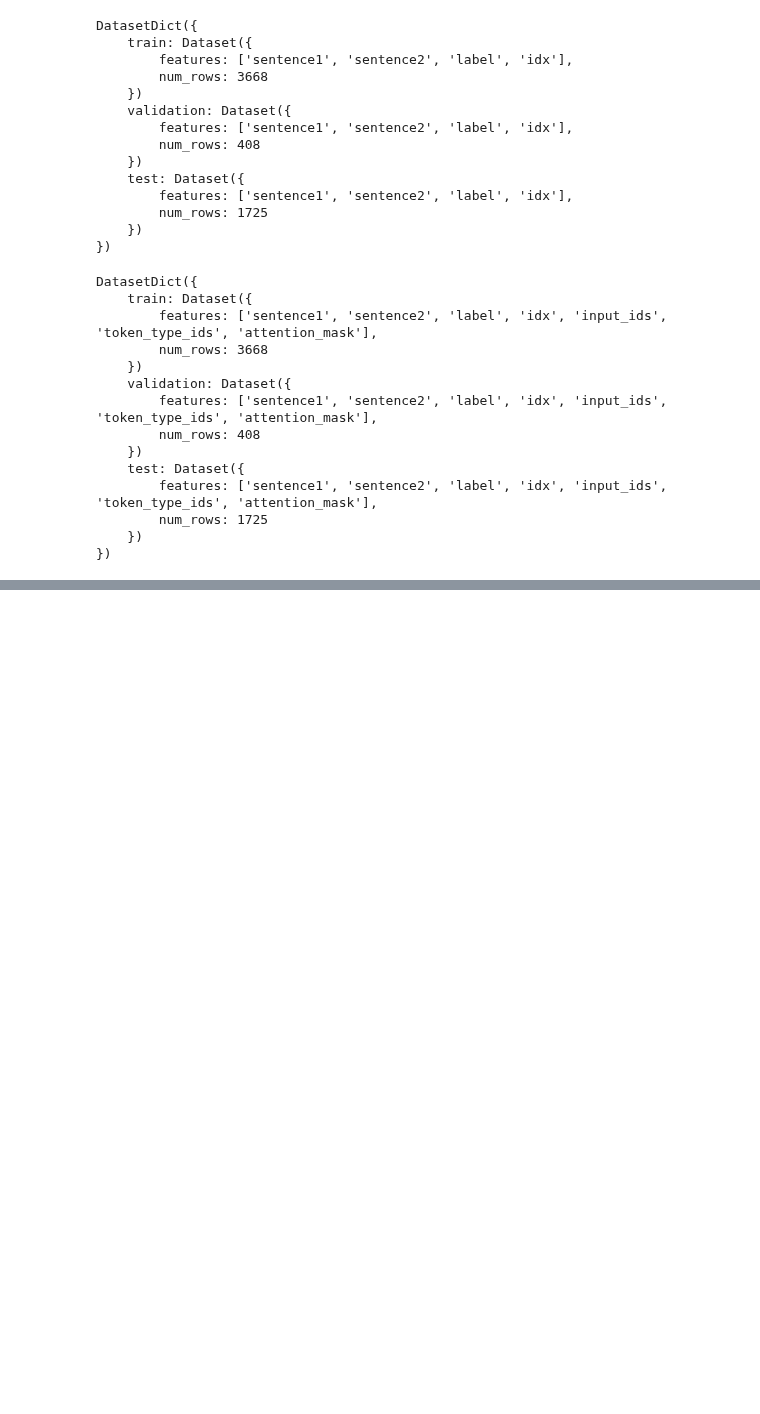
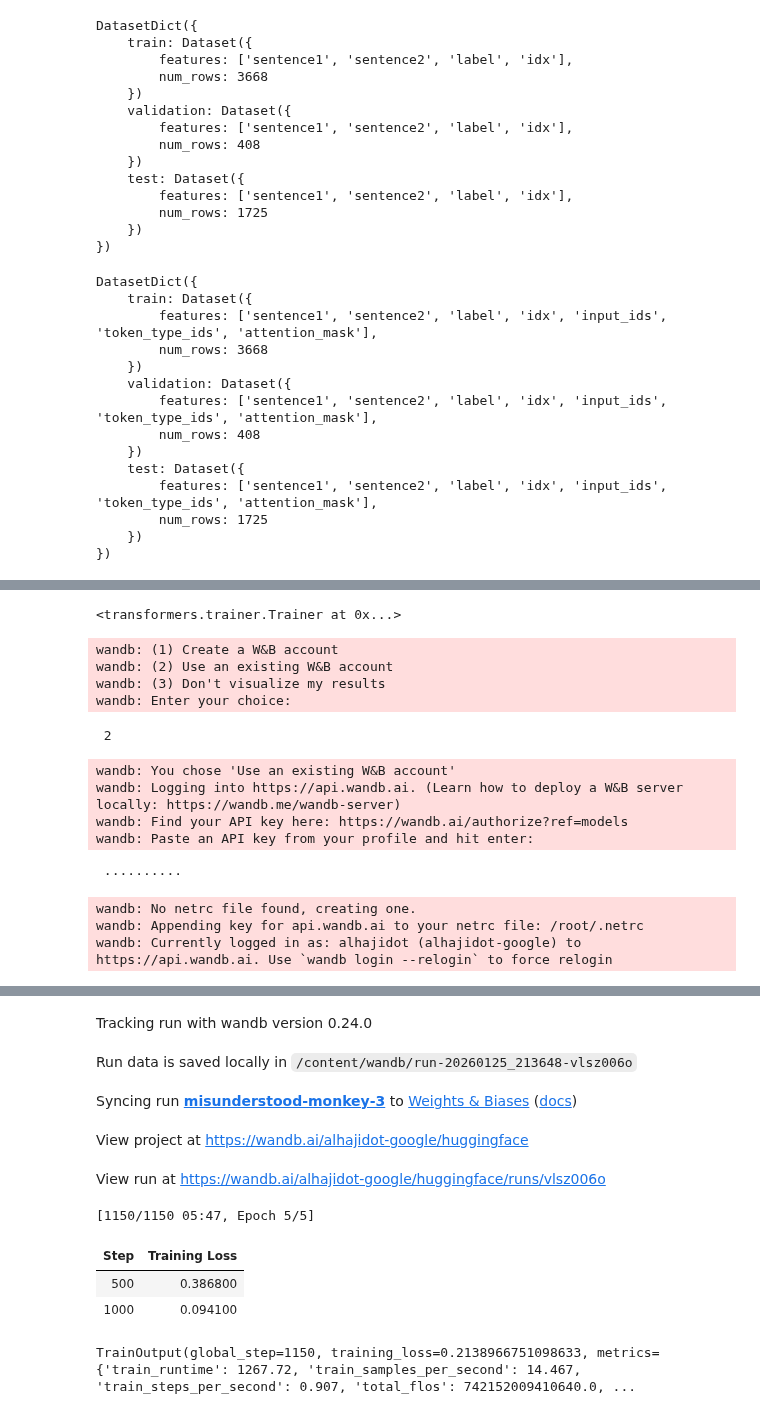
Before and after one commit to bornofdata/artificial_intelligence_exploration, a Jupyter notebook: course/en/chapter1/section3.ipynb, the cells around one changed output, grey strips where cells are left out. Saved outputs shown, nothing was run; the diff lists cells and outputs as text; code cells hidden in the pictures; blank space fills up the shorter version.

```diff
--- a/course/en/chapter1/section3.ipynb
+++ b/course/en/chapter1/section3.ipynb
@@ -369,0 +412,3 @@ DatasetDict({
+# %%
+def tokenize_function(examples):
+  return tokenizer(examples["sentence1"], examples["sentence2"], padding = 'max_length', truncation = True, max_length=128)
@@ -369,0 +748,19 @@ DatasetDict({
+# %%
+from datasets import load_dataset
+from transformers import AutoTokenizer, AutoModel, AutoModelForSequenceClassification
+
+raw_datasets = load_dataset('glue', 'mrpc')
+checkpoint = 'bert-base-cased'
+tokenizer = AutoTokenizer.from_pretrained(checkpoint)
+model = AutoModelForSequenceClassification.from_pretrained(checkpoint, num_labels = 2)
+
+
+def tokenize_function(examples):
+  return tokenizer(examples["sentence1"], examples["sentence2"], truncation = True)
+
+
+tokenized_dateset = raw_datasets.map(tokenize_function, batched = True)
+# tokenized_dateset = tokenized_dateset.remove_columns(['idx', 'sentence1', 'sentence2'])
+# tokenized_dateset = tokenized_dateset.rename_column("label", "labels")
+# tokenized_dateset = tokenized_dateset.with_format("torch")
+tokenized_dateset
@@ -369,0 +815,5 @@ DatasetDict({
+# %%
+from transformers import DataCollatorWithPadding
+
+data_collator = DataCollatorWithPadding(tokenizer=tokenizer)
+data_collator
@@ -369,0 +829,31 @@ DatasetDict({
+# %%
+from transformers import Trainer
+
+trainer = Trainer (
+    model,
+    training_args,
+    train_dataset = tokenized_dateset["train"],
+    eval_dataset = tokenized_dateset["validation"],
+    data_collator = data_collator,
+    tokenizer = tokenizer
+
+)
+trainer
+# %% [output]
+<transformers.trainer.Trainer at 0x...>
+# %%
+trainer.train()
+# %% [output]
+wandb: (1) Create a W&B account
+wandb: (2) Use an existing W&B account
+wandb: (3) Don't visualize my results
+wandb: Enter your choice:
+ 2
+wandb: You chose 'Use an existing W&B account'
+wandb: Logging into https://api.wandb.ai. (Learn how to deploy a W&B server locally: https://wandb.me/wandb-server)
+wandb: Find your API key here: https://wandb.ai/authorize?ref=models
+wandb: Paste an API key from your profile and hit enter:
+ ··········
+wandb: No netrc file found, creating one.
+wandb: Appending key for api.wandb.ai to your netrc file: /root/.netrc
+wandb: Currently logged in as: alhajidot (alhajidot-google) to https://api.wandb.ai. Use `wandb login --relogin` to force relogin
@@ -369,0 +861,10 @@ DatasetDict({
+Tracking run with wandb version 0.24.0
+Run data is saved locally in /content/wandb/run-20260125_213648-vlsz006o
+Syncing run misunderstood-monkey-3 to Weights & Biases (docs)
+View project at https://wandb.ai/alhajidot-google/huggingface
+View run at https://wandb.ai/alhajidot-google/huggingface/runs/vlsz006o
+[1150/1150 05:47, Epoch 5/5]
+| Step | Training Loss |
+| 500 | 0.386800 |
+| 1000 | 0.094100 |
+TrainOutput(global_step=1150, training_loss=0.2138966751098633, metrics={'train_runtime': 1267.72, 'train_samples_per_second': 14.467, 'train_steps_per_second': 0.907, 'total_flos': 742152009410640.0, ...
```
Also changed, not shown: parts of 86 cells of this notebook.
